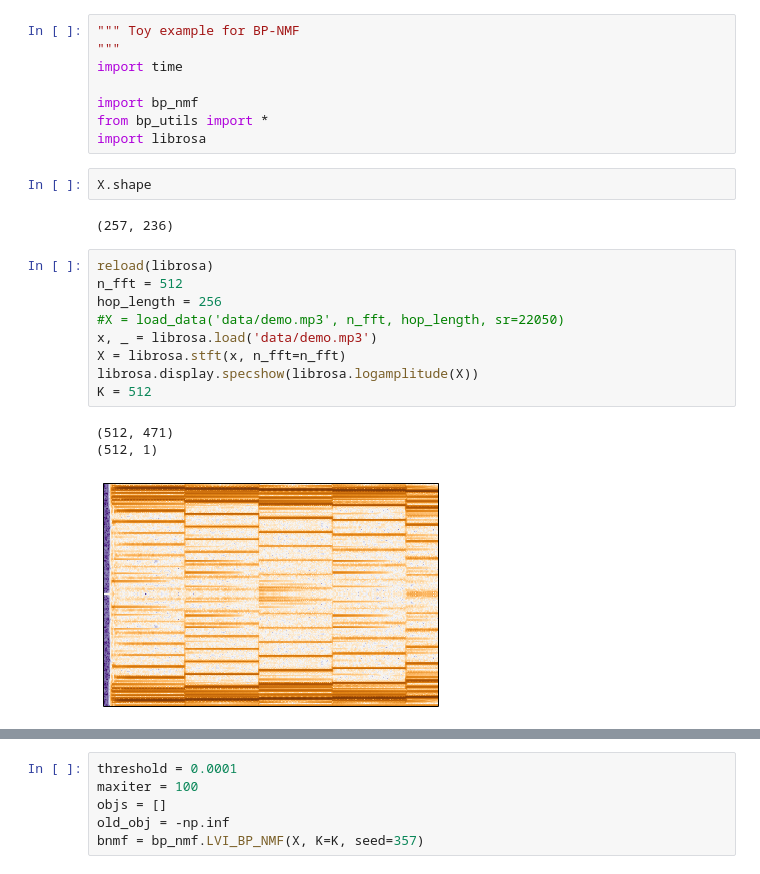
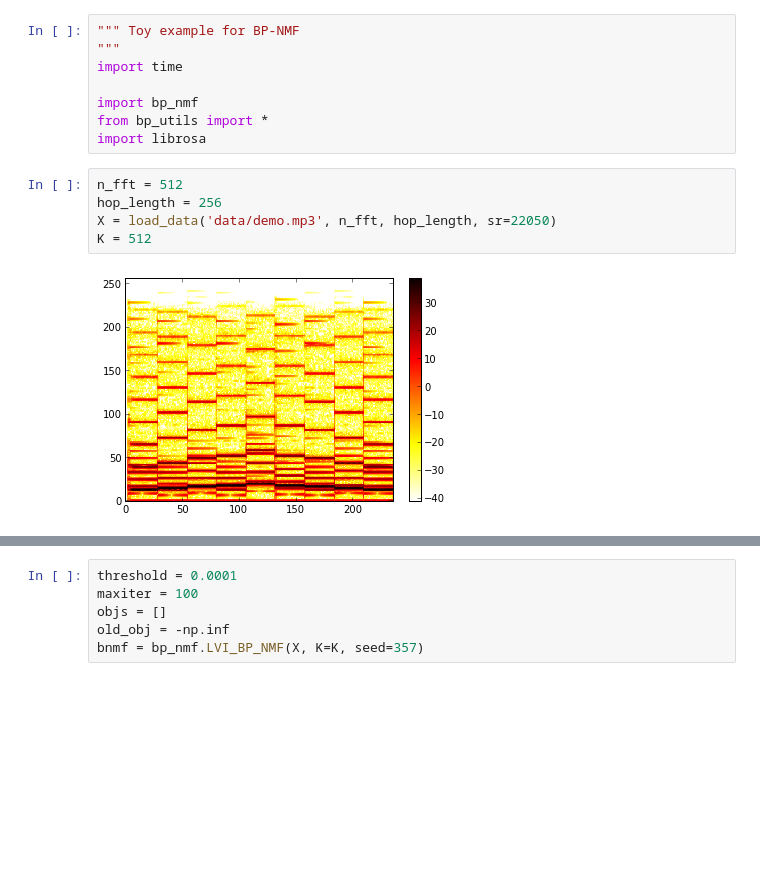
Before and after one commit to dawenl/bp_nmf, a Jupyter notebook: code/exp_demo.ipynb, the cells around one changed output, grey strips where cells are left out. Drawn from its saved outputs; the diff is of its cells as text; blank space fills up the shorter version.

```diff
--- a/code/exp_demo.ipynb
+++ b/code/exp_demo.ipynb
@@ -6,20 +6,10 @@ import time
 import bp_nmf
 from bp_utils import *
 import librosa
-# %%
-X.shape
-# %% [output]
-(257, 236)
 # %%
-reload(librosa)
 n_fft = 512
 hop_length = 256
-#X = load_data('data/demo.mp3', n_fft, hop_length, sr=22050)
-x, _ = librosa.load('data/demo.mp3')
-X = librosa.stft(x, n_fft=n_fft)
-librosa.display.specshow(librosa.logamplitude(X))
+X = load_data('data/demo.mp3', n_fft, hop_length, sr=22050)
 K = 512
 # %% [output]
-(512, 471)
-(512, 1)
-[figure, old version]
+[figure, new version]
```
Also changed, not shown: parts of 12 cells of this notebook.
